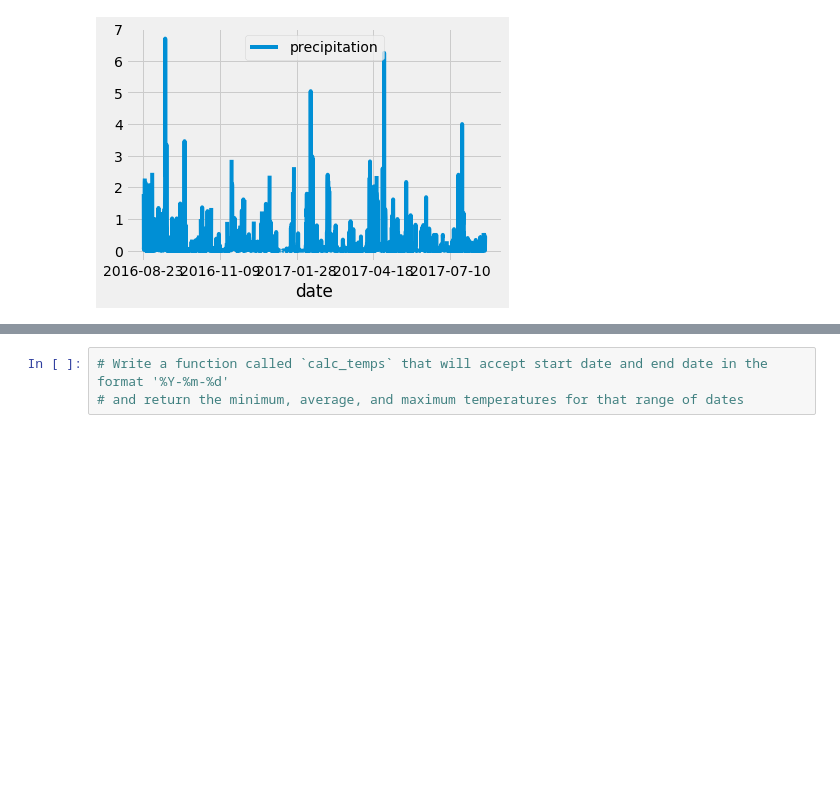
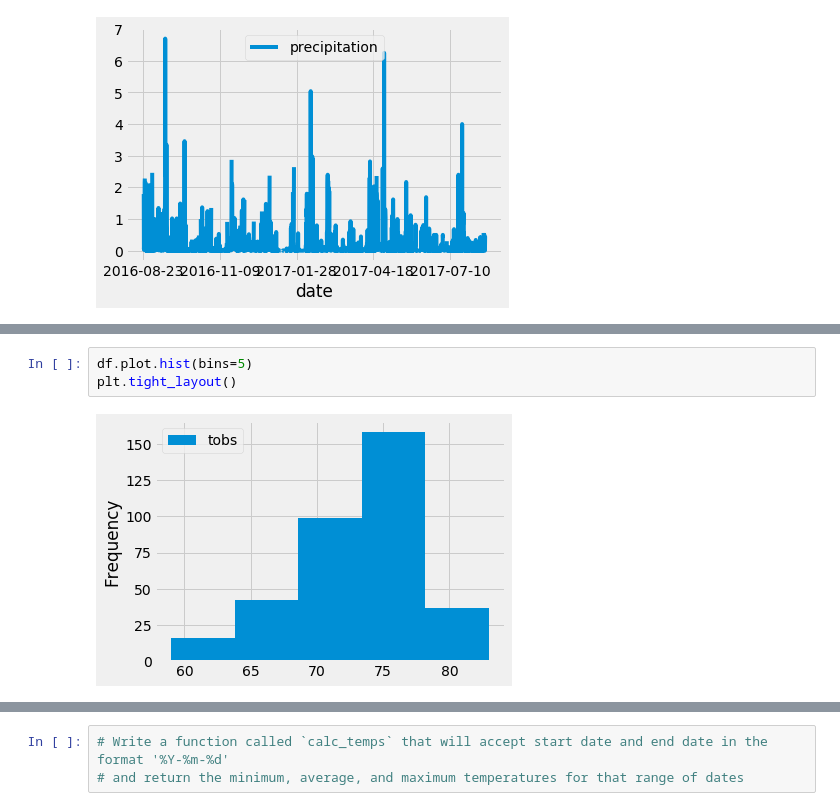
Before and after one commit to Travgreenfield/surfs_up, a Jupyter notebook: climate_analysis.ipynb, the cells around one changed output, grey strips where cells are left out. Saved outputs shown, nothing was run; the diff lists cells and outputs as text; blank space fills up the shorter version.

```diff
--- a/climate_analysis.ipynb
+++ b/climate_analysis.ipynb
@@ -120,0 +176,5 @@ df.plot()
+# %%
+df.plot.hist(bins=5)
+plt.tight_layout()
+# %% [output]
+[figure, added]
```
Also changed, not shown: parts of 9 cells of this notebook.
